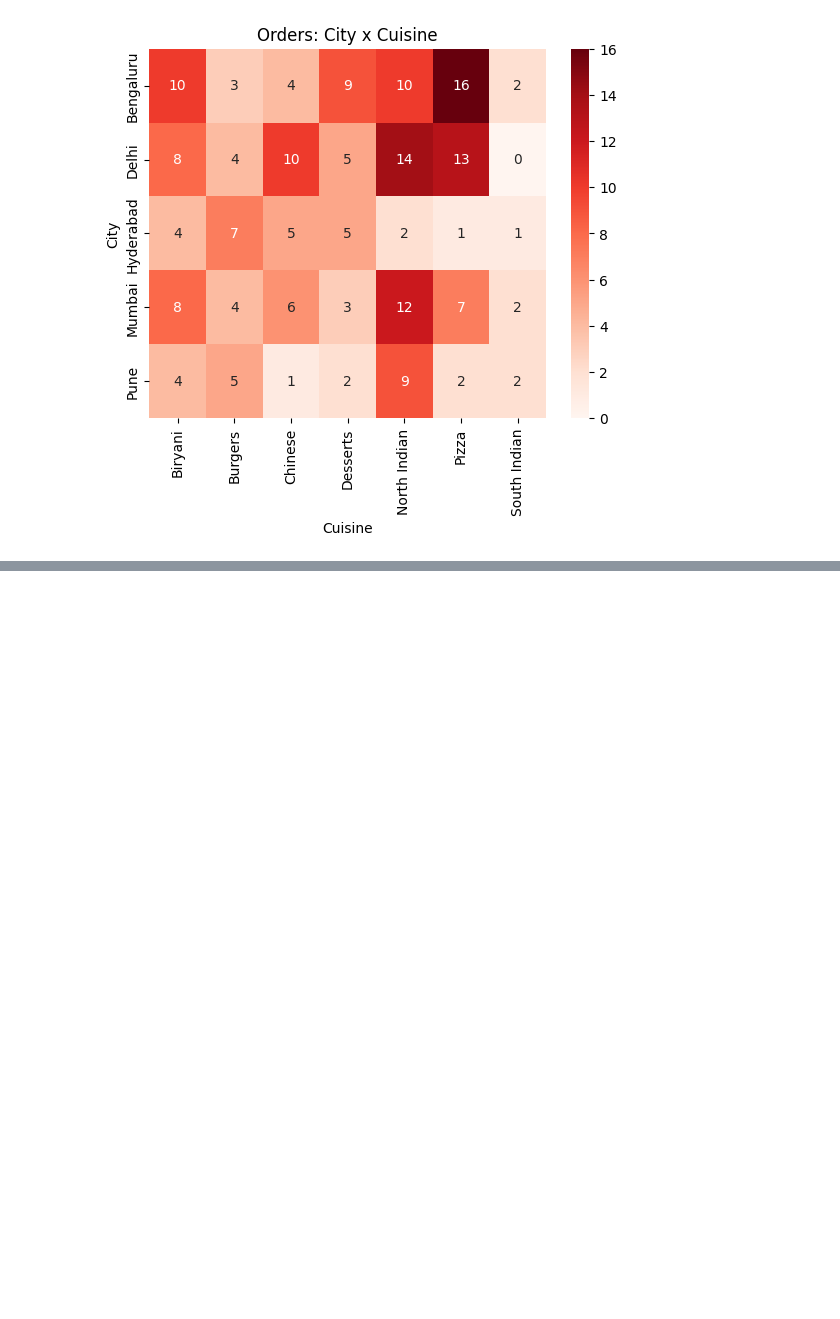
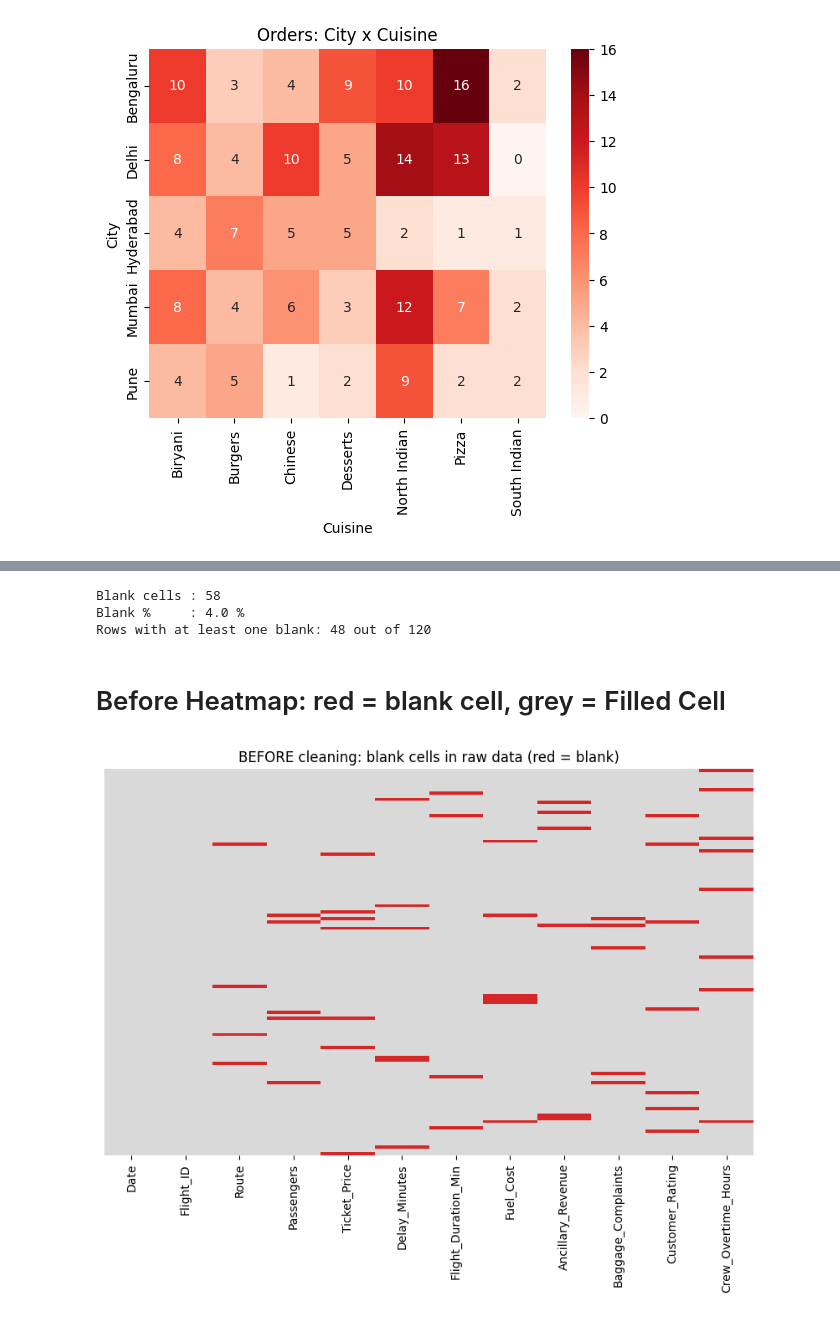
Before and after one commit to sushma1984sb8484-star/Lecture-DAM, a Jupyter notebook: lecture_of_DAM_6.ipynb, the cells around one changed output, grey strips where cells are left out. Drawn from its saved outputs; the diff is of its cells as text; code cells hidden in the pictures; blank space fills up the shorter version.

```diff
--- a/lecture_of_DAM_6.ipynb
+++ b/lecture_of_DAM_6.ipynb
@@ -945,0 +964,10 @@ plt.show()
+# %%
+# Method 2
+raw = pd.read_excel("/SkyBridge_Airline_Data (1).xlsx", sheet_name="Unclean_Data")
+
+# The 9 numeric columns we will study
+num_cols = ["Passengers", "Ticket_Price", "Delay_Minutes", "Flight_Duration_Min",
+            "Fuel_Cost", "Ancillary_Revenue", "Baggage_Complaints", "Customer_Rating", "Crew_Overtime_Hours"]
+
+print("Rows and columns:", raw.shape)
+raw.head()
@@ -945,0 +1025,25 @@ plt.show()
+# %%
+total_blank = raw.isnull().sum().sum()
+
+print("Blank cells :", total_blank)
+print("Blank %     :", round(total_blank / raw.size * 100, 1), "%")
+print("Rows with at least one blank:", raw.isnull().any(axis=1).sum(), "out of", len(raw))
+# %% [output]
+Blank cells : 58
+Blank %     : 4.0 %
+Rows with at least one blank: 48 out of 120
+# %% [markdown]
+# Before Heatmap: red = blank cell, grey = Filled Cell
+# %%
+import matplotlib.pyplot as plt
+import seaborn as sns
+from matplotlib.colors import ListedColormap
+
+colors = ListedColormap(["#d9d9d9", "#d62728"])
+
+plt.figure(figsize=(10, 6))
+sns.heatmap(raw.isnull(), cmap=colors, cbar=False, yticklabels=False)
+plt.title("BEFORE cleaning: blank cells in raw data (red = blank)")
+plt.show()
+# %% [output]
+[figure, added]
```
Also changed, not shown: parts of 19 cells of this notebook.
